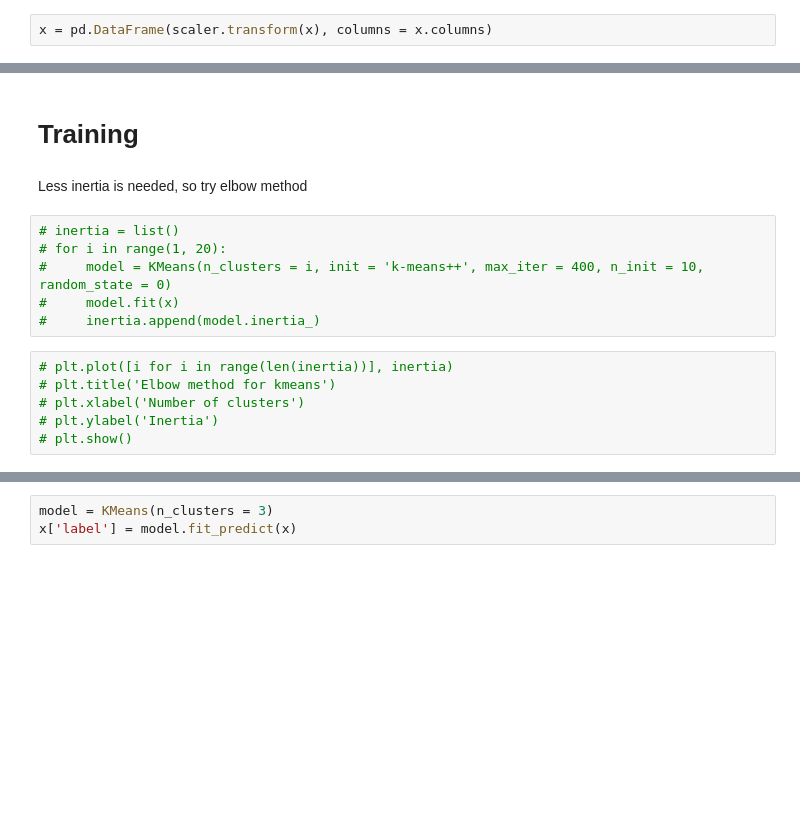
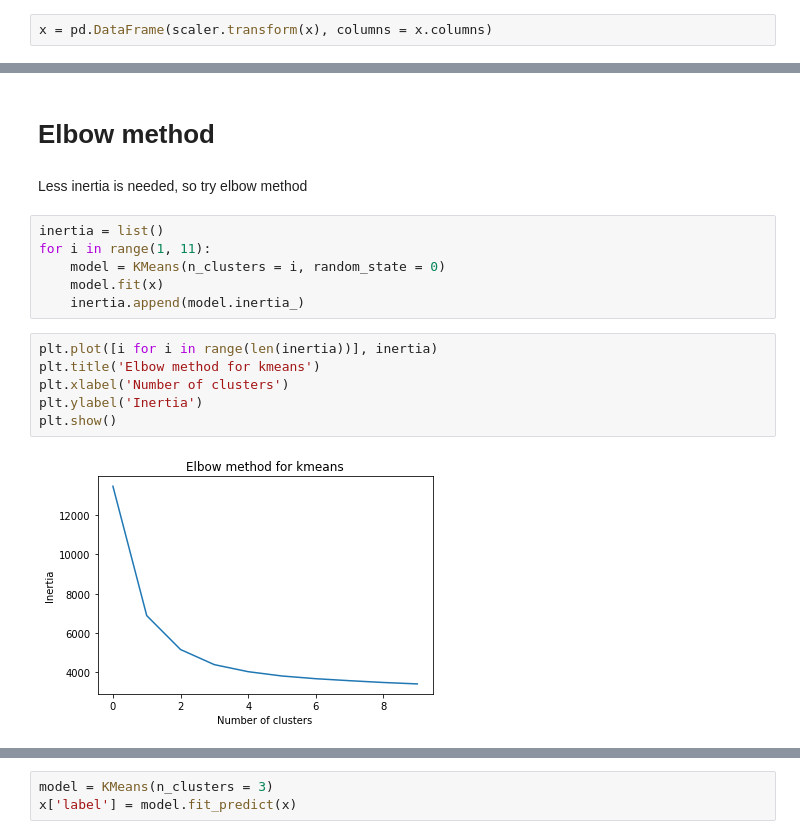
Before and after one commit to ayush02av/mlprac, a Jupyter notebook: Projects/leetcode/model.ipynb, the cells around one changed output, grey strips where cells are left out. Drawn from its saved outputs; the diff is of its cells as text; blank space fills up the shorter version.

```diff
--- a/Projects/leetcode/model.ipynb
+++ b/Projects/leetcode/model.ipynb
@@ -194,18 +194,20 @@ x.head()
 5 rows × 47 columns
 # %% [markdown]
-# Training
+# Elbow method
 # %% [markdown]
 Less inertia is needed, so try elbow method
 # %%
-# inertia = list()
-# for i in range(1, 20):
-#     model = KMeans(n_clusters = i, init = 'k-means++', max_iter = 400, n_init = 10, random_state = 0)
-#     model.fit(x)
-#     inertia.append(model.inertia_)
+inertia = list()
+for i in range(1, 11):
+    model = KMeans(n_clusters = i, random_state = 0)
+    model.fit(x)
+    inertia.append(model.inertia_)
 # %%
-# plt.plot([i for i in range(len(inertia))], inertia)
-# plt.title('Elbow method for kmeans')
-# plt.xlabel('Number of clusters')
-# plt.ylabel('Inertia')
-# plt.show()
+plt.plot([i for i in range(len(inertia))], inertia)
+plt.title('Elbow method for kmeans')
+plt.xlabel('Number of clusters')
+plt.ylabel('Inertia')
+plt.show()
+# %% [output]
+[figure, added]
 # %% [markdown]
```
Also changed, not shown: parts of 7 cells of this notebook.
